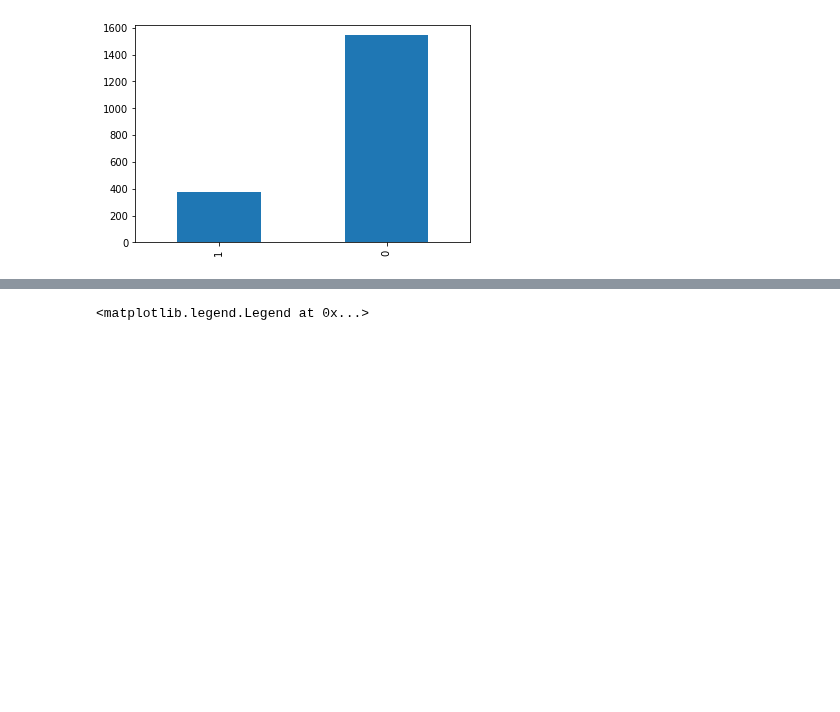
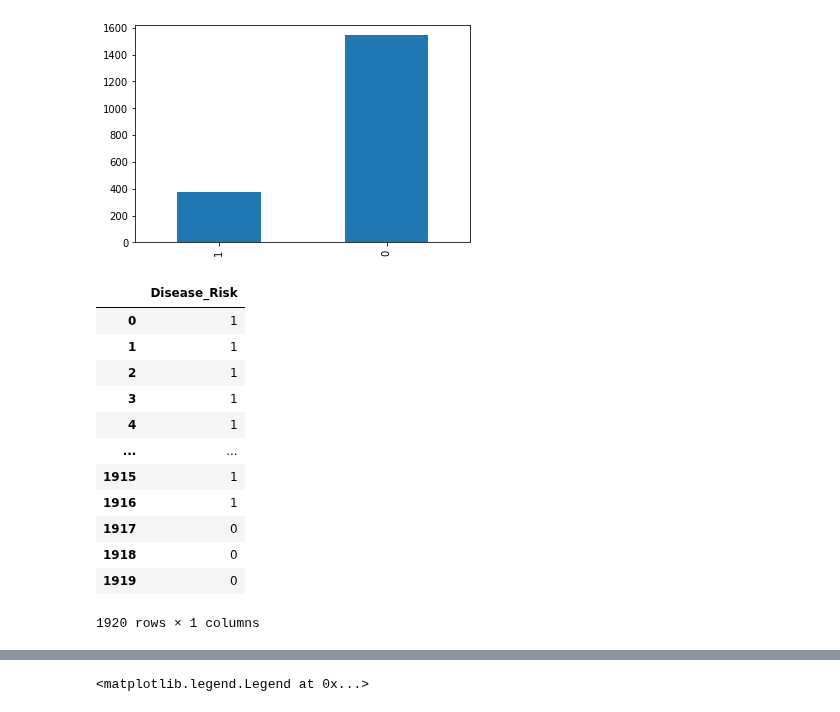
Before and after one commit to dirudiez/TFM_DiegoRudiez, a Jupyter notebook: 00. Análisis Dataset.ipynb, the cells around one changed output, grey strips where cells are left out. Saved outputs shown, nothing was run; the diff lists cells and outputs as text; code cells hidden in the pictures; blank space fills up the shorter version.

```diff
--- a/00. Análisis Dataset.ipynb
+++ b/00. Análisis Dataset.ipynb
@@ -107,4 +122,20 @@ df_train.DR.value_counts().sort_values().plot(kind = 'bar')
 # %% [output]
 <AxesSubplot:>
 [figure]
+# %%
+df_train.iloc[:,1:2]
+# %% [output]
+|  | Disease_Risk |
+| 0 | 1 |
+| 1 | 1 |
+| 2 | 1 |
+| 3 | 1 |
+| 4 | 1 |
+| ... | ... |
+| 1915 | 1 |
+| 1916 | 1 |
+| 1917 | 0 |
+| 1918 | 0 |
+| 1919 | 0 |
+1920 rows × 1 columns
 # %%
```
Also changed, not shown: parts of 3 cells of this notebook.
